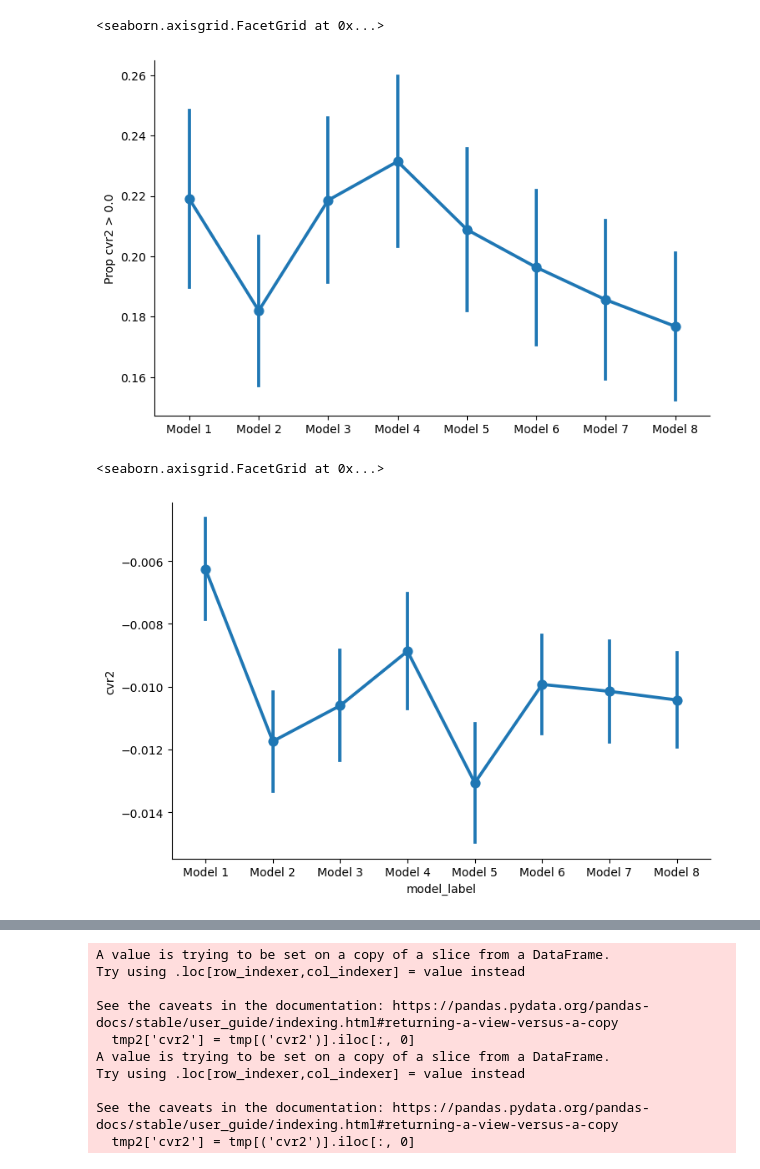
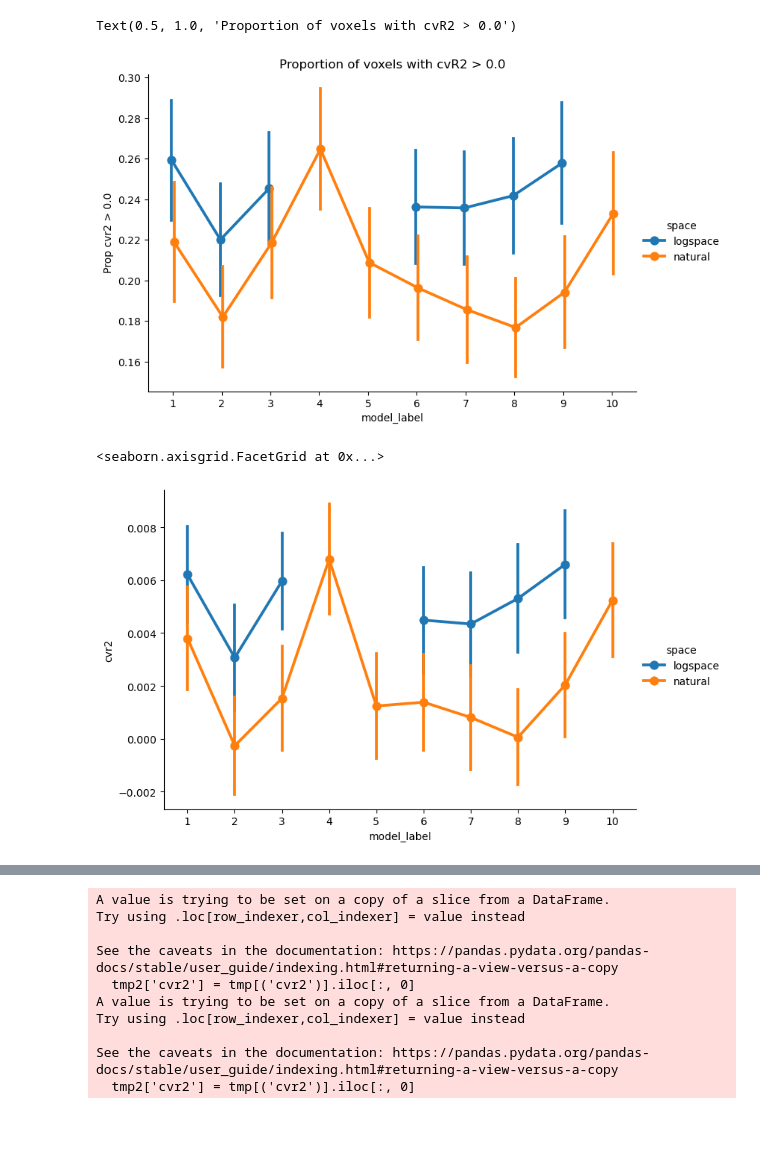
Before and after one commit to Gilles86/neural_priors, a Jupyter notebook: neural_priors/encoding_model/notebooks/check_encoding_pars.ipynb, the cells around one changed output, grey strips where cells are left out. Cells and saved outputs as stored; diff of their text form; code cells hidden in the pictures; blank space fills up the shorter version.

```diff
--- a/neural_priors/encoding_model/notebooks/check_encoding_pars.ipynb
+++ b/neural_priors/encoding_model/notebooks/check_encoding_pars.ipynb
@@ -9,12 +11,17 @@ import seaborn as sns
 bids_folder = '/data/ds-neuralpriors'
 roi = 'NPCr'
 # %%
-pars = pd.read_csv(op.join(bids_folder, 'derivatives', 'summary_encoding_models.smoothed', f'group_roi-{roi}_parameters.tsv'), sep='\t', header=[0, 1], index_col=[0,1,2])
-pars = pars.rename(index=lambda x: f"Model {x}", level="model_label").rename_axis(index={'subject_id':'subject'})
+natural_pars = pd.read_csv(op.join(bids_folder, 'derivatives', 'summary_encoding_models.natural_space.smoothed', f'group_roi-{roi}_parameters.tsv'), sep='\t', header=[0, 1], index_col=[0,1,2])
+
+logspace_pars = pd.read_csv(op.join(bids_folder, 'derivatives', 'summary_encoding_models.logspace.smoothed', f'group_roi-{roi}_parameters.tsv'), sep='\t', header=[0, 1], index_col=[0,1,2])
+# logspace_pars = logspace_pars.rename(index=lambda x: f"Model {x}", level="model_label").rename_axis(index={'subject_id':'subject'})
+
+pars = pd.concat([natural_pars, logspace_pars], keys=['natural', 'logspace'], names=['space'], axis=0)
+pars.rename_axis(index={'level_3':'voxel', None:'voxel', 'subject_id':'subject'}, inplace=True)
 # %%
 cvr2 = pars['cvr2']
 cvr2.columns = ['cvr2']
-cvr2 = cvr2.unstack('model_label')#['cvr2'].drop([ 5, 6, 7, 8], axis=1)
+cvr2 = cvr2.unstack(['space', 'model_label'])#['cvr2'].drop([ 5, 6, 7, 8], axis=1)
 
 mask = cvr2.gt(0).any(axis=1) & cvr2.notna().all(axis=1)
 
@@ -44,18 +52,23 @@ cvr2.groupby('subject').mean()
 # %%
-tmp = cvr2.stack()['cvr2']
+tmp = cvr2.stack(['space', 'model_label'])['cvr2']
 tmp = tmp[tmp.notna()]
 
-tmp = (tmp > 0.0).groupby(['subject', 'model_label']).mean().to_frame('Prop cvr2 > 0.0')
+tmp = (tmp > 0.0).groupby(['subject', 'space', 'model_label']).mean().to_frame('Prop cvr2 > 0.0')
 
-g = sns.catplot(data=tmp.reset_index(), x='model_label', y='Prop cvr2 > 0.0', kind='point', aspect=1.5, errorbar='se')
+g = sns.catplot(data=tmp.reset_index(), x='model_label', y='Prop cvr2 > 0.0', hue='space', kind='point', aspect=1.5, errorbar='se', dodge=True)
 
-g.set(xlabel=None)
+# g.set(xlabel=None)
+
+plt.title("Proportion of voxels with cvR2 > 0.0")
 # %% [output]
-<seaborn.axisgrid.FacetGrid at 0x...>
+Text(0.5, 1.0, 'Proportion of voxels with cvR2 > 0.0')
-[figure, old version]
+[figure, new version]
 # %%
-sns.catplot(data=cvr2.stack()['cvr2'].groupby(['subject', 'model_label']).mean().reset_index(),
-            x='model_label', y='cvr2', kind='point', aspect=1.5, errorbar='se')
+mask = cvr2.gt(0).any(axis=1)
+
+
+sns.catplot(data=cvr2[mask].stack([1,2])['cvr2'].groupby(['subject', 'space', 'model_label']).mean().reset_index(),
+            x='model_label', y='cvr2', hue='space', kind='point', aspect=1.5, errorbar='se')
 # %% [output]
 <seaborn.axisgrid.FacetGrid at 0x...>
-[figure, old version]
+[figure, new version]
```
Also changed, not shown: parts of 66 cells of this notebook, 9 other files.
